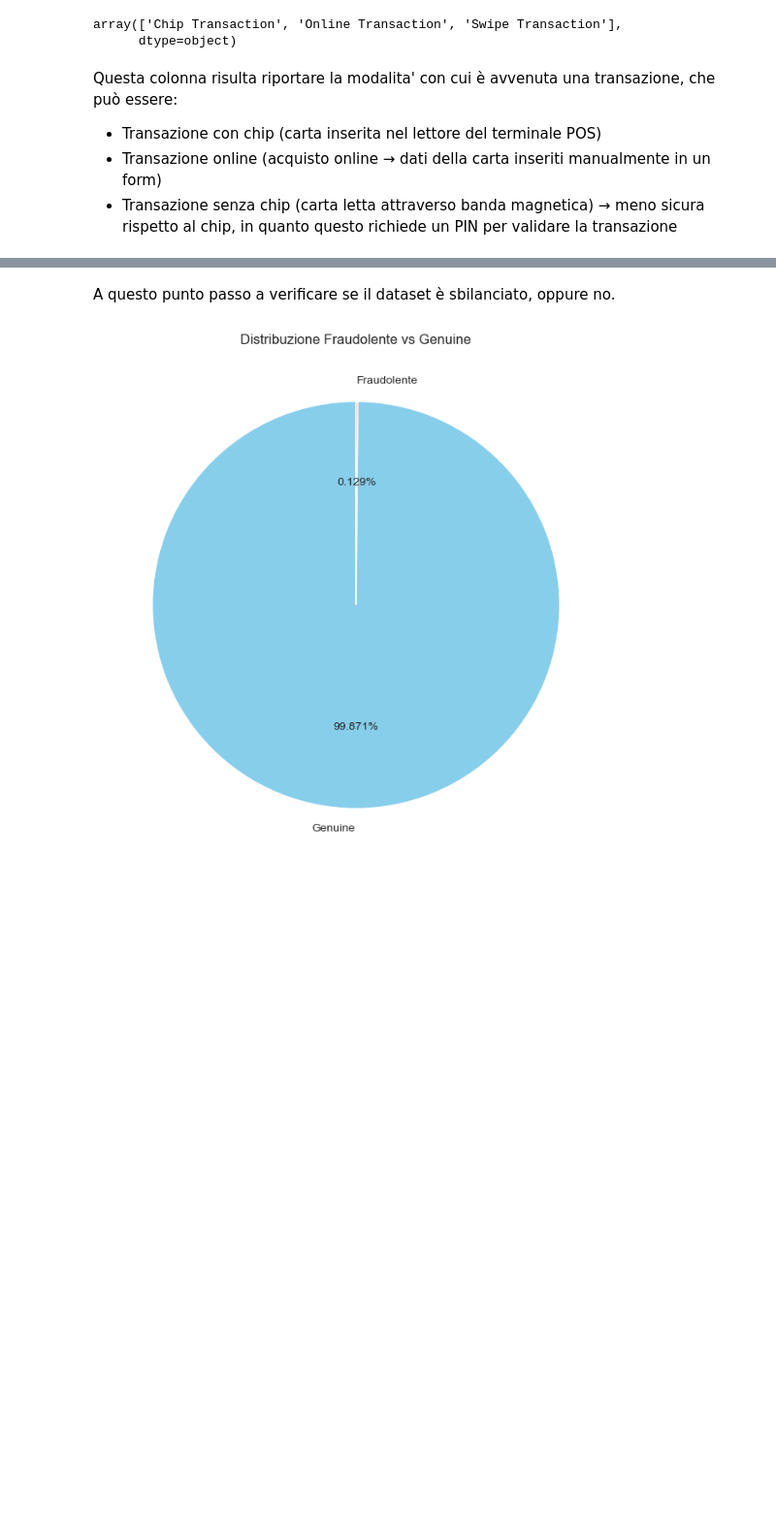
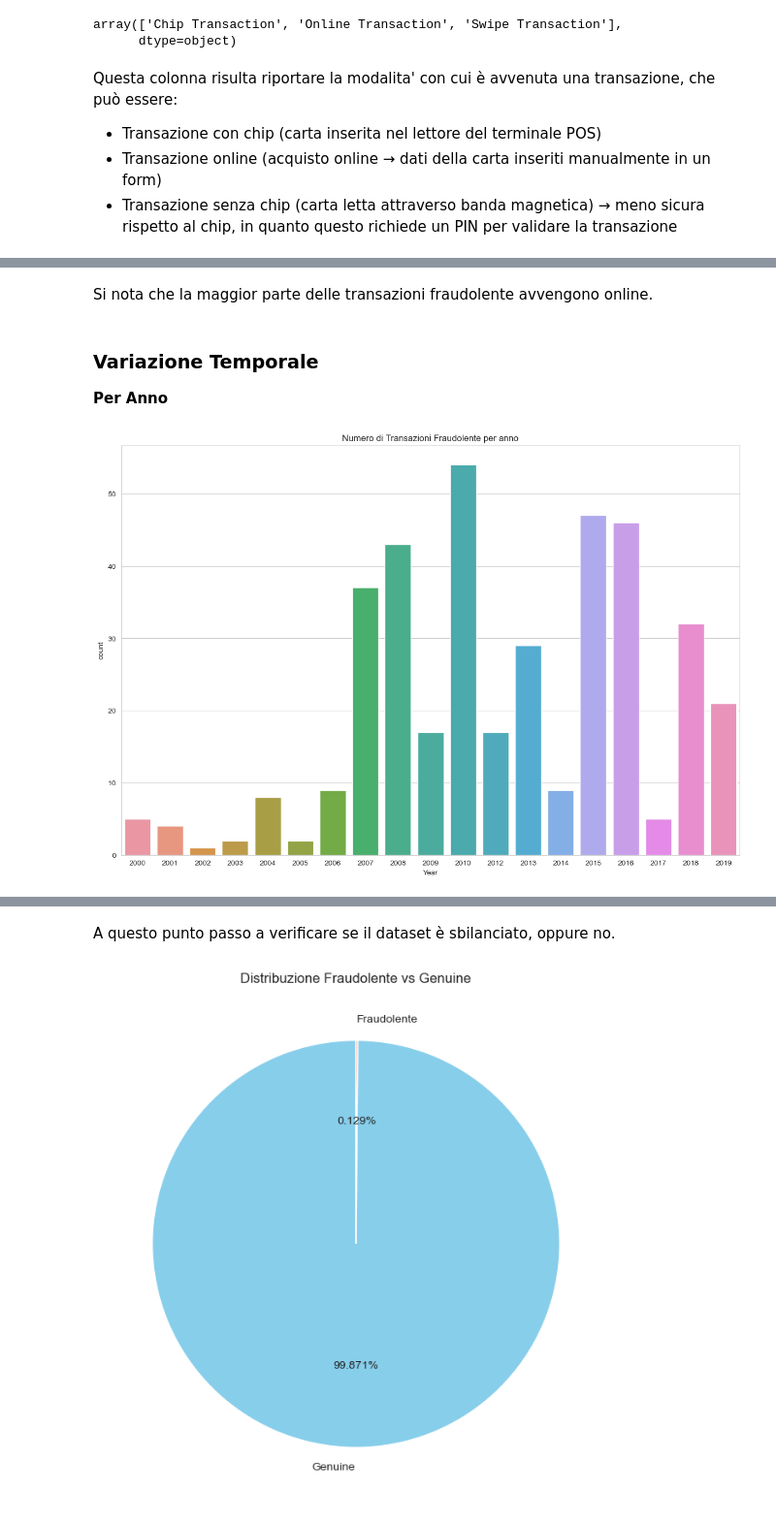
Before and after one commit to marcosantoriello/CCFDetector, a Jupyter notebook: CreditCardFraudDetector.ipynb, the cells around one changed output, grey strips where cells are left out. Shown at 97% size. Cells and saved outputs as stored; diff of their text form; code cells hidden in the pictures; blank space fills up the shorter version.

```diff
--- a/CreditCardFraudDetector.ipynb
+++ b/CreditCardFraudDetector.ipynb
@@ -127,0 +186,12 @@ Questa colonna risulta riportare la modalita' con cui è avvenuta una transazion
+# %% [markdown]
+Si nota che la maggior parte delle transazioni fraudolente avvengono online.
+# %% [markdown]
+### Variazione Temporale
+**Per Anno**
+# %%
+plt.figure(figsize=(15, 10))
+sns.countplot(data=df_fraud, x='Year')
+plt.title('Numero di Transazioni Fraudolente per anno')
+plt.show()
+# %% [output]
+[figure, added]
```
Also changed, not shown: parts of 26 cells of this notebook, 10 other files.
